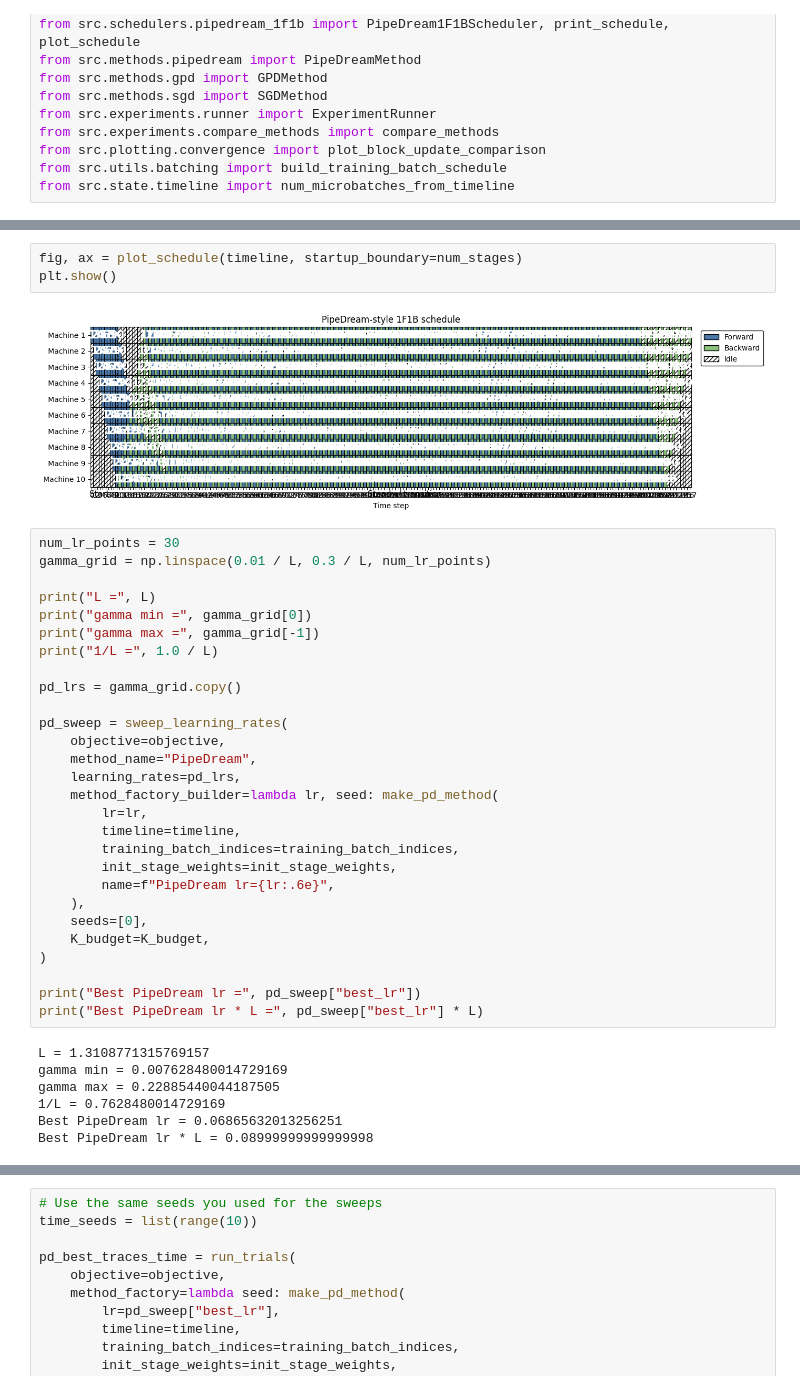
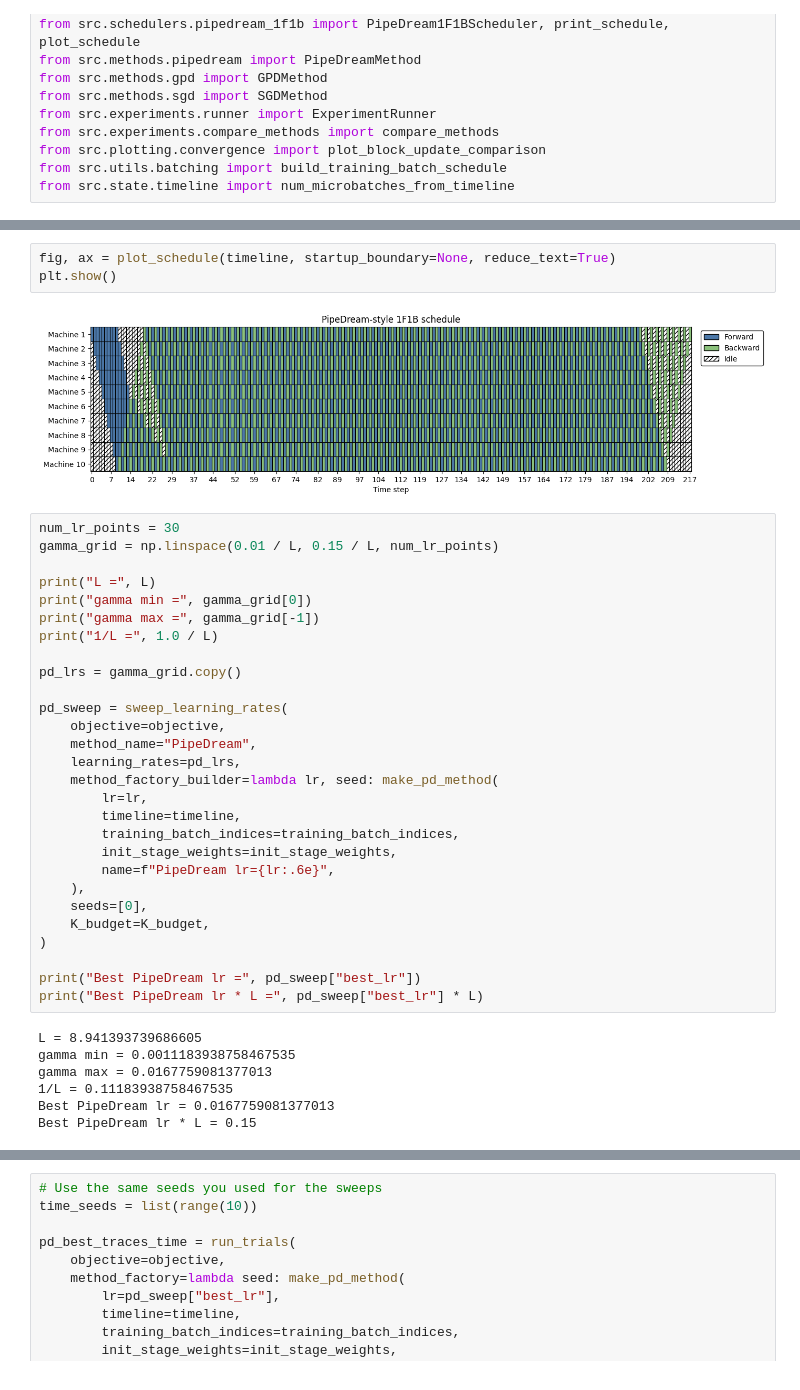
Before and after one commit to vectozavr/randomized-pipedream, a Jupyter notebook: notebooks/experiments.ipynb, the cells around one changed output, grey strips where cells are left out. Saved outputs shown, nothing was run; the diff lists cells and outputs as text.

```diff
--- a/notebooks/experiments.ipynb
+++ b/notebooks/experiments.ipynb
@@ -388,11 +396,11 @@ GPD theory diagnostics = {'L': 1.3108771315769157, 'f0': 31.003457929415973, 'f_
 # %%
-fig, ax = plot_schedule(timeline, startup_boundary=num_stages)
+fig, ax = plot_schedule(timeline, startup_boundary=None, reduce_text=True)
 plt.show()
 # %% [output]
-[figure, old version]
+[figure, new version]
 # %%
 num_lr_points = 30
-gamma_grid = np.linspace(0.01 / L, 0.3 / L, num_lr_points)
+gamma_grid = np.linspace(0.01 / L, 0.15 / L, num_lr_points)
 
 print("L =", L)
 print("gamma min =", gamma_grid[0])
@@ -419,12 +427,12 @@ pd_sweep = sweep_learning_rates(
 print("Best PipeDream lr =", pd_sweep["best_lr"])
 print("Best PipeDream lr * L =", pd_sweep["best_lr"] * L)
 # %% [output]
-L = 1.3108771315769157
-gamma min = 0.007628480014729169
-gamma max = 0.22885440044187505
-1/L = 0.7628480014729169
-Best PipeDream lr = 0.06865632013256251
-Best PipeDream lr * L = 0.08999999999999998
+L = 8.941393739686605
+gamma min = 0.0011183938758467535
+gamma max = 0.0167759081377013
+1/L = 0.11183938758467535
+Best PipeDream lr = 0.0167759081377013
+Best PipeDream lr * L = 0.15
 # %%
 plot_lr_sweep_curves(
     pd_sweep,
```
Also changed, not shown: parts of 11 cells of this notebook, 6 other files.
